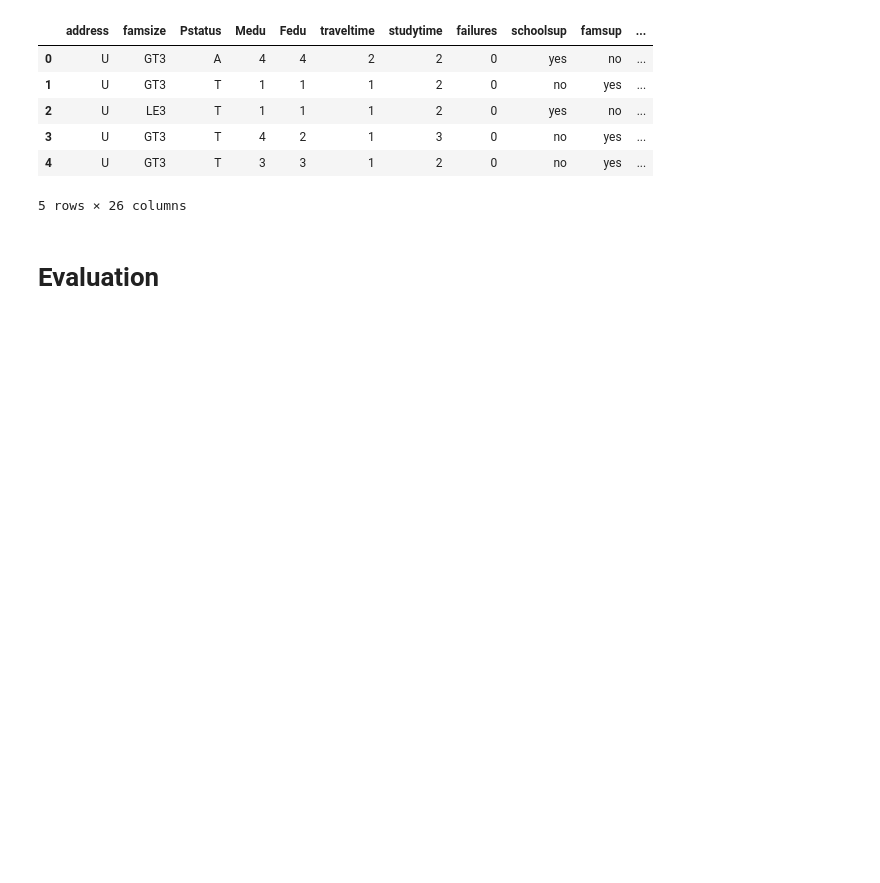
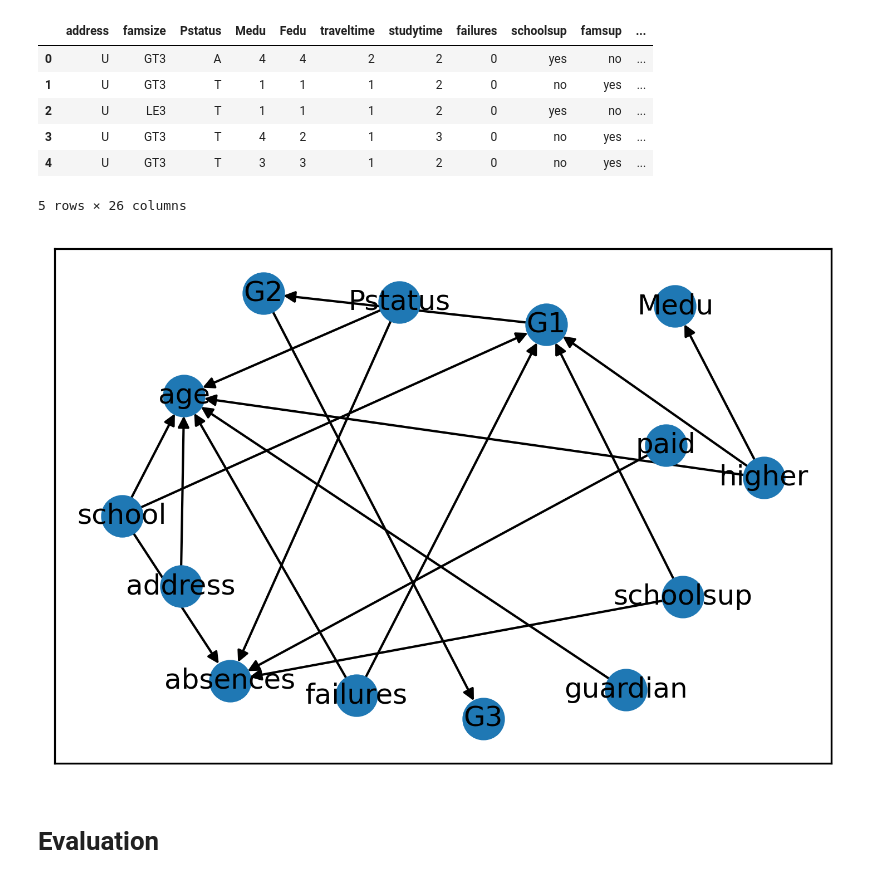
Before and after one commit to osayamenja/sab, a Jupyter notebook: walkthrough.ipynb, the cells around one changed output. Saved outputs shown, nothing was run; the diff lists cells and outputs as text; code cells hidden in the pictures; blank space fills up the shorter version.

```diff
--- a/walkthrough.ipynb
+++ b/walkthrough.ipynb
@@ -123,6 +124,15 @@ data.head(5)
 5 rows × 26 columns
 # %%
 psm, io_t, enc_t, nt_t = preprocessor(d_str)
+# %%
+s_psm = psm.get_largest_subgraph()
+fig, axs = pyplot.subplots(figsize=(6, 4), dpi=300)
+pos = nx.spring_layout(s_psm, k=10, iterations=30)
+nx.draw_networkx(s_psm, pos)
+pyplot.savefig("uci_perf.pdf")
+pyplot.show()
+# %% [output]
+[figure, added]
 # %% [markdown]
 # Evaluation
 # %%
```
Also changed, not shown: parts of 1 cell of this notebook.
